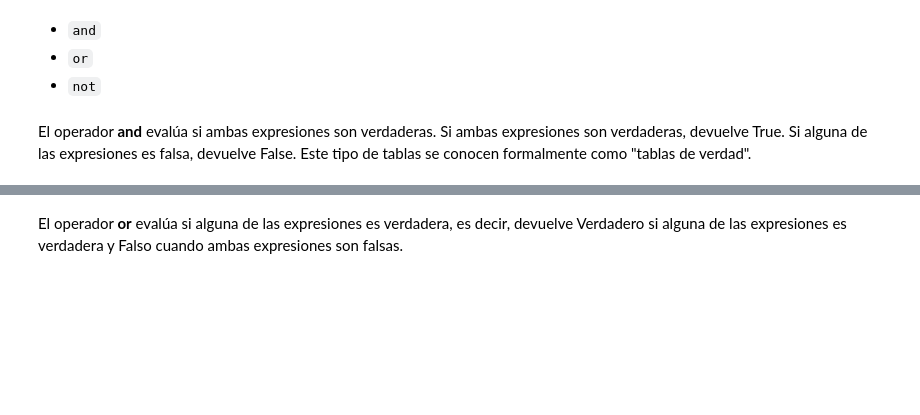
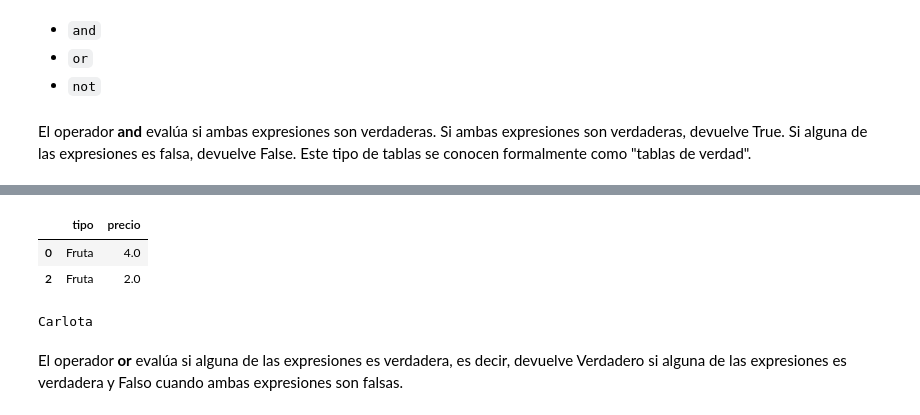
Before and after one commit to OscarFraile/EVOLVE, a Jupyter notebook: Fernando_Costa/Notebooks/post/2.2.1 - Flow control I - Conditionals.ipynb, the cells around one changed output, grey strips where cells are left out. Drawn from its saved outputs; the diff is of its cells as text; code cells hidden in the pictures; blank space fills up the shorter version.

```diff
--- a/Fernando_Costa/Notebooks/post/2.2.1 - Flow control I - Conditionals.ipynb
+++ b/Fernando_Costa/Notebooks/post/2.2.1 - Flow control I - Conditionals.ipynb
@@ -73,2 +364,16 @@ El operador **and** evalúa si ambas expresiones son verdaderas. Si ambas expres
+# %%
+df[(df["tipo"] == "Fruta") & (df["precio"] > 1)] # & ampersand
+# %% [output]
+|  | tipo | precio |
+| 0 | Fruta | 4.0 |
+| 2 | Fruta | 2.0 |
+# %%
+estudiantes = ["Laura", "Carlos", "Carlota"]
+
+for i in estudiantes:
+    if i.startswith("C") and len(i) > 6:
+        print(i)
+# %% [output]
+Carlota
 # %% [markdown]
 El operador **or** evalúa si alguna de las expresiones es verdadera, es decir, devuelve Verdadero si alguna de las expresiones es verdadera y Falso cuando ambas expresiones son falsas.
```
Also changed, not shown: parts of 82 cells of this notebook, 2 other files.
